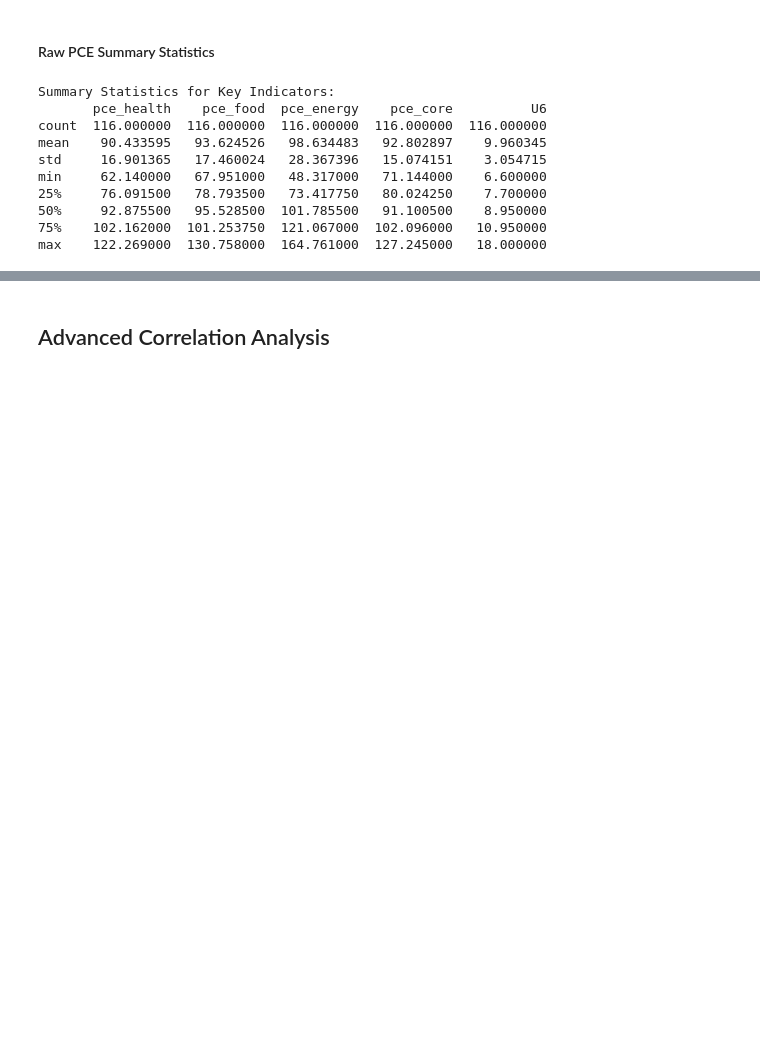
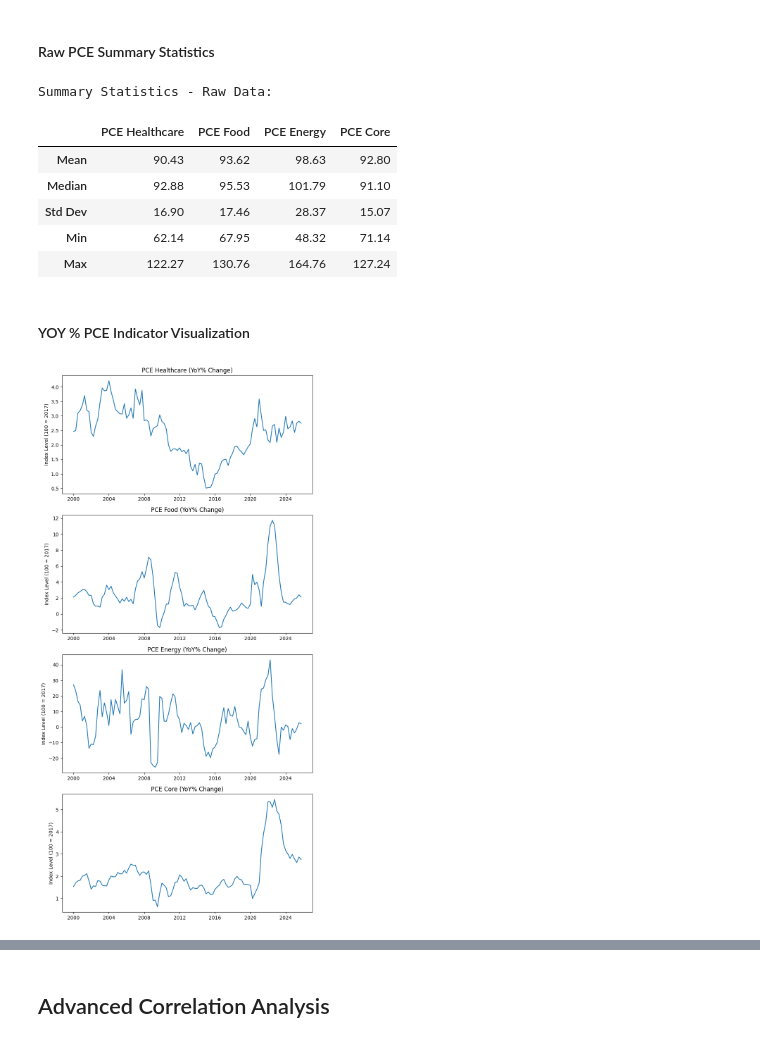
Before and after one commit to mcgeever1/Lam-McGeever-2500, a Jupyter notebook: Lam_McGeever_FP.ipynb, the cells around one changed output, grey strips where cells are left out. Cells and saved outputs as stored; diff of their text form; code cells hidden in the pictures; blank space fills up the shorter version.

```diff
--- a/Lam_McGeever_FP.ipynb
+++ b/Lam_McGeever_FP.ipynb
@@ -154,19 +158,48 @@ plt.show()
 # %% [markdown]
 #### Raw PCE Summary Statistics
 # %%
-indicators_col = ['pce_health', 'pce_food', 'pce_energy', 'pce_core', "U6"]
+# Grouping our raw columns together
+raw_cols = {
+    'PCE Healthcare' : 'pce_health',
+    'PCE Food'       : 'pce_food',
+    'PCE Energy'     : 'pce_energy',
+    'PCE Core'       : 'pce_core'
+}
 
-summary_stats = df_master[indicators_col].describe()
-print("Summary Statistics for Key Indicators:")
-print(summary_stats)
+# Pull raw columns and compute summary stats
+raw_df = df_master[list(raw_cols.values())]
+
+# Renaming for clean display
+raw_df.columns = list(raw_cols.keys())
+raw_summary = raw_df.describe().loc[['mean', '50%', 'std', 'min', 'max']]
+raw_summary.index = ['Mean', 'Median', 'Std Dev', 'Min', 'Max']
+print("Summary Statistics - Raw Data:")
+raw_summary.round(2)
 # %% [output]
-Summary Statistics for Key Indicators:
-       pce_health    pce_food  pce_energy    pce_core          U6
-count  116.000000  116.000000  116.000000  116.000000  116.000000
-mean    90.433595   93.624526   98.634483   92.802897    9.960345
-std     16.901365   17.460024   28.367396   15.074151    3.054715
-min     62.140000   67.951000   48.317000   71.144000    6.600000
-25%     76.091500   78.793500   73.417750   80.024250    7.700000
-50%     92.875500   95.528500  101.785500   91.100500    8.950000
-75%    102.162000  101.253750  121.067000  102.096000   10.950000
-max    122.269000  130.758000  164.761000  127.245000   18.000000
+Summary Statistics - Raw Data:
+|  | PCE Healthcare | PCE Food | PCE Energy | PCE Core |
+| Mean | 90.43 | 93.62 | 98.63 | 92.80 |
+| Median | 92.88 | 95.53 | 101.79 | 91.10 |
+| Std Dev | 16.90 | 17.46 | 28.37 | 15.07 |
+| Min | 62.14 | 67.95 | 48.32 | 71.14 |
+| Max | 122.27 | 130.76 | 164.76 | 127.24 |
+# %% [markdown]
+#### YOY % PCE Indicator Visualization
+# %%
+# PCE Visualization for Healthcare, Food, Energy and Core (YOY% Change)
+yoy_indicators = ['pce_health_yoy', 'pce_food_yoy', 'pce_energy_yoy', 'pce_core_yoy']
+
+y_labels = ['Index Level (100 = 2017)', 'Index Level (100 = 2017)', 'Index Level (100 = 2017)', 'Index Level (100 = 2017)']
+titles = ['PCE Healthcare (YoY% Change)', 'PCE Food (YoY% Change)', 'PCE Energy (YoY% Change)', 'PCE Core (YoY% Change)']
+
+fig, axs = plt.subplots(len(yoy_indicators), 1, figsize=(8, 4 * len(yoy_indicators)))
+
+for axes, col, y_label, title in zip(axs, yoy_indicators, y_labels, titles):
+    axes.plot(df_master.index, df_master[col])
+    axes.set_title(title)
+    axes.set_ylabel(y_label)
+
+plt.tight_layout()
+plt.show()
+# %% [output]
+[figure, added]
```
Also changed, not shown: parts of 9 cells of this notebook.
